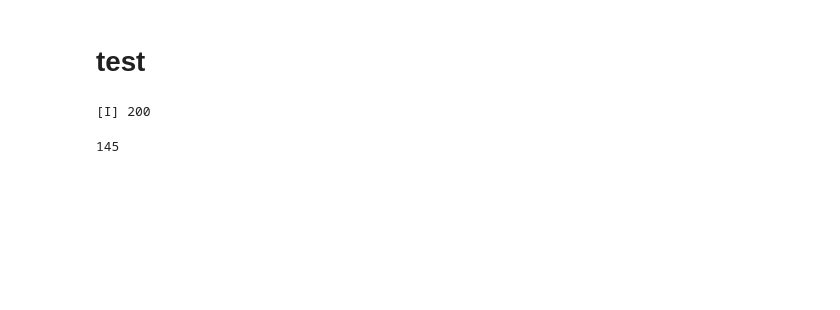
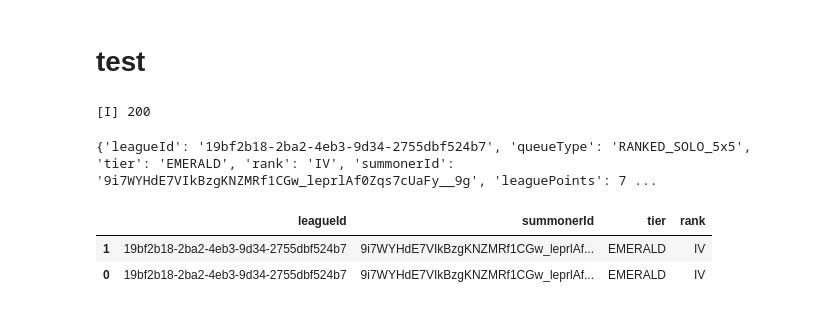
Before and after one commit to voltioDS3/league-data, a Jupyter notebook: python-scripts/test.ipynb, the cells around one changed output. Saved outputs shown, nothing was run; the diff lists cells and outputs as text; code cells hidden in the pictures; blank space fills up the shorter version.

```diff
--- a/python-scripts/test.ipynb
+++ b/python-scripts/test.ipynb
@@ -129,9 +164,21 @@ response = viego.leaguev4.all_entries(queue,tiers[0], divisions[0], region,25)
 # %% [output]
 [I] 200
 # %%
-print(len(response))
+print(response[0])
 # every reponse is a list, each element of the list represents a player of said queue tier etc, steps to procces this file should be:
 #   -check len, if len is greater than 0, its a valid response
 #   -loop tru every player and store its id
 # %% [output]
-145
+{'leagueId': '19bf2b18-2ba2-4eb3-9d34-2755dbf524b7', 'queueType': 'RANKED_SOLO_5x5', 'tier': 'EMERALD', 'rank': 'IV', 'summonerId': '9i7WYHdE7VIkBzgKNZMRf1CGw_leprlAf0Zqs7cUaFy__9g', 'leaguePoints': 7 ...
+# %%
+header_columns = ["leagueId", "summonerId", "tier", "rank"]
+df = pd.DataFrame(columns=header_columns)
+# %%
+col = {"leagueId":"19bf2b18-2ba2-4eb3-9d34-2755dbf524b7","summonerId":"9i7WYHdE7VIkBzgKNZMRf1CGw_leprlAf0Zqs7cUaFy__9g","tier": "EMERALD","rank": "IV" }
+df.loc[0] = col
+# %%
+df.head()
+# %% [output]
+|  | leagueId | summonerId | tier | rank |
+| 1 | 19bf2b18-2ba2-4eb3-9d34-2755dbf524b7 | 9i7WYHdE7VIkBzgKNZMRf1CGw_leprlAf... | EMERALD | IV |
+| 0 | 19bf2b18-2ba2-4eb3-9d34-2755dbf524b7 | 9i7WYHdE7VIkBzgKNZMRf1CGw_leprlAf... | EMERALD | IV |
```
Also changed, not shown: parts of 5 cells of this notebook.
